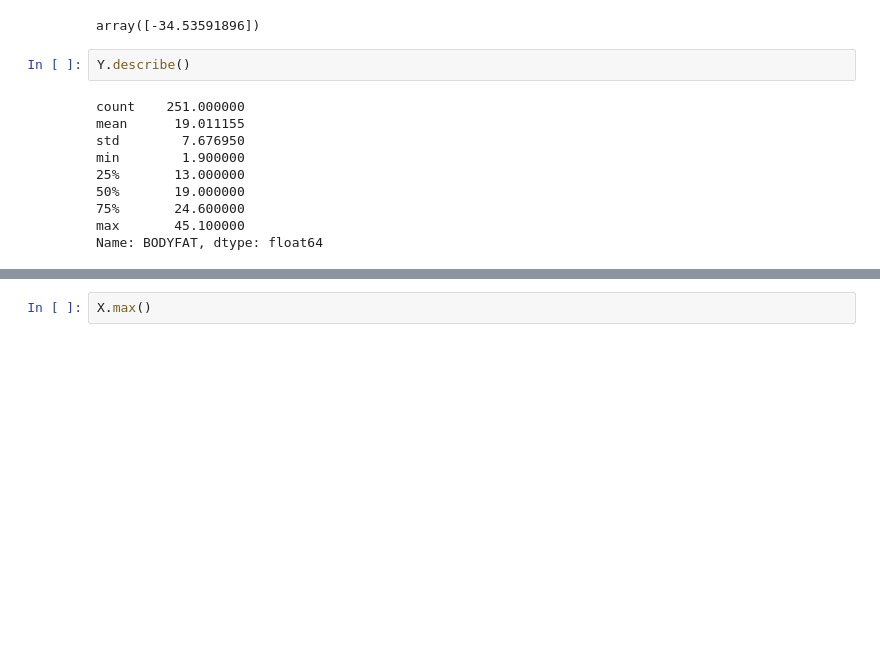
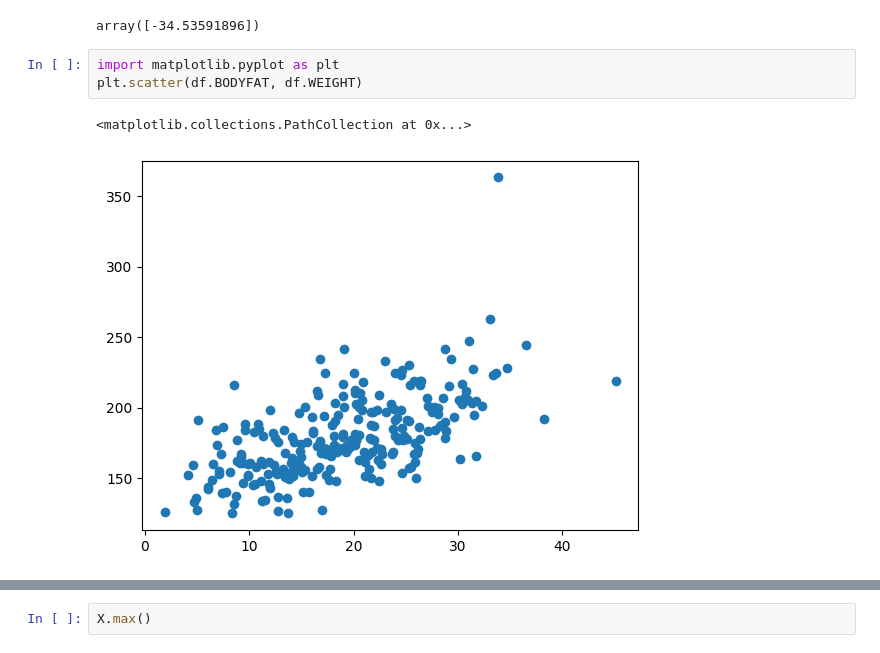
Before and after one commit to GYHHAHA/STAT628-Module2-Group20, a Jupyter notebook: notebook/test.ipynb, the cells around one changed output, grey strips where cells are left out. Drawn from its saved outputs; the diff is of its cells as text; blank space fills up the shorter version.

```diff
--- a/notebook/test.ipynb
+++ b/notebook/test.ipynb
@@ -12,15 +12,9 @@ res = model.fit()
 res.predict([[1,1,2,3,4]])
 # %% [output]
 array([-34.53591896])
-# %%
-Y.describe()
-# %% [output]
-count    251.000000
-mean      19.011155
-std        7.676950
-min        1.900000
-25%       13.000000
-50%       19.000000
-75%       24.600000
-max       45.100000
-Name: BODYFAT, dtype: float64
+# %%
+import matplotlib.pyplot as plt
+plt.scatter(df.BODYFAT, df.WEIGHT)
+# %% [output]
+<matplotlib.collections.PathCollection at 0x...>
+[figure, added]
```
Also changed, not shown: parts of 1 cell of this notebook, 1 other file.
